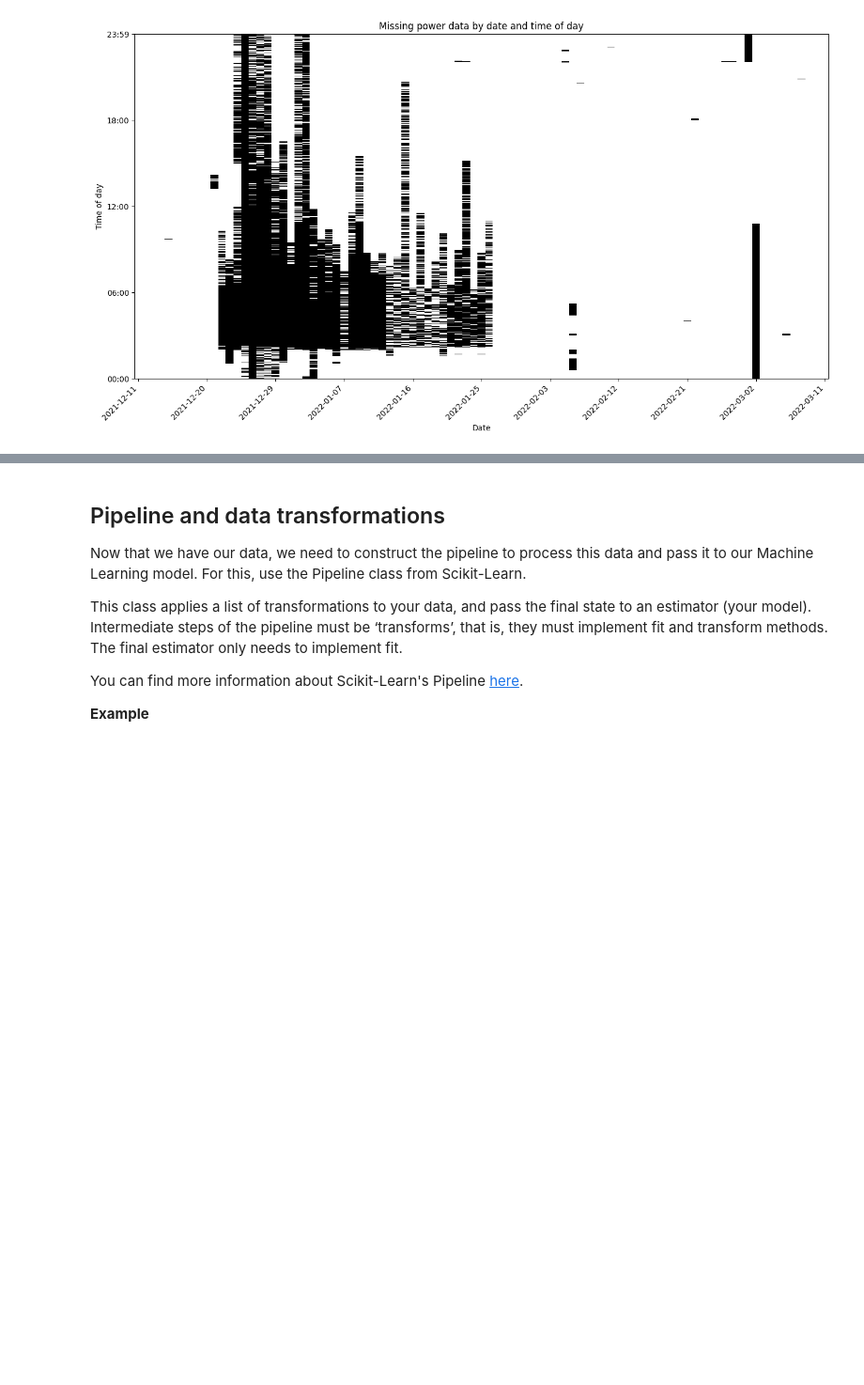
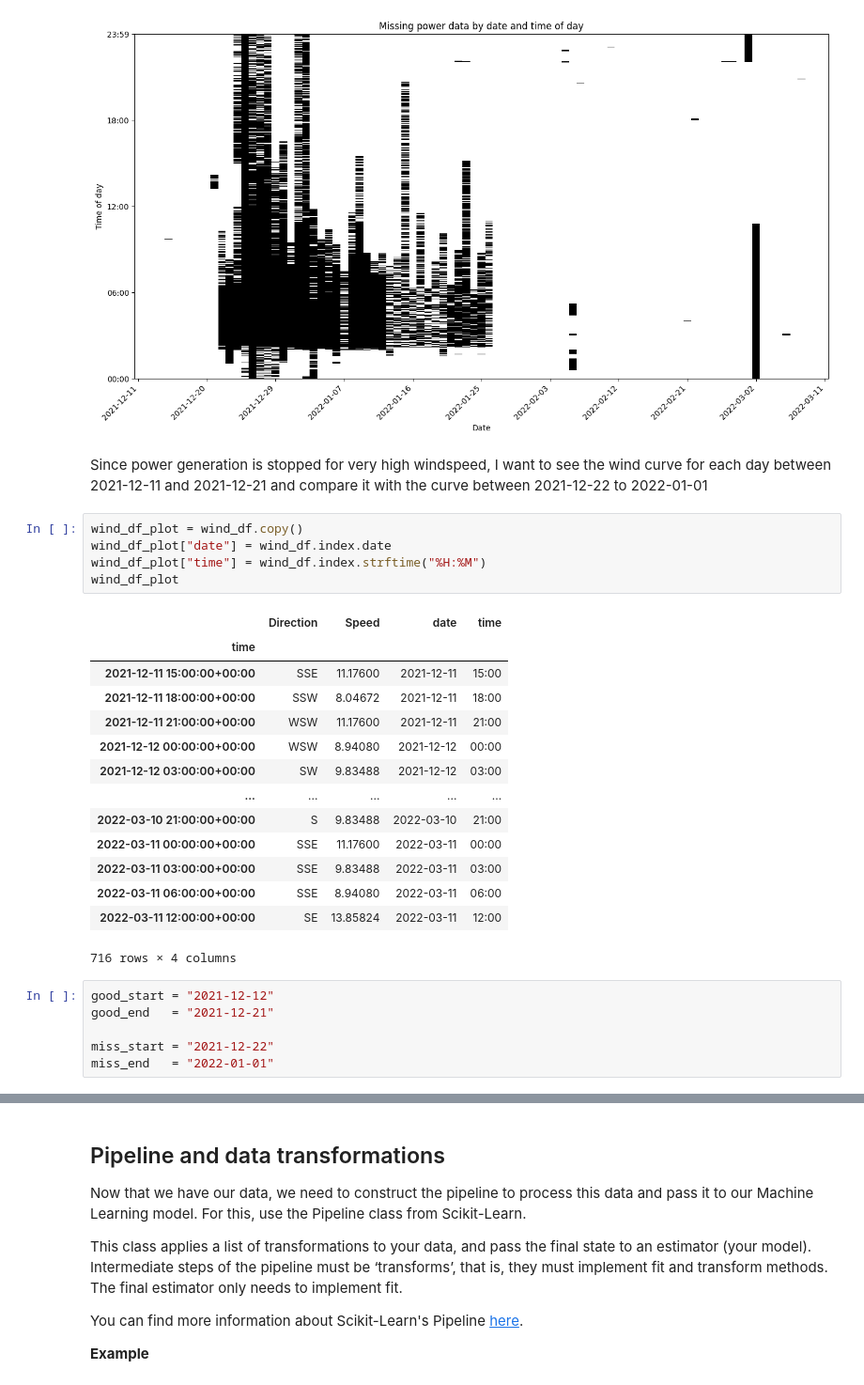
Before and after one commit to maribelpreite/orkney-wind-energy-forecasting, a Jupyter notebook: exploration.ipynb, the cells around one changed output, grey strips where cells are left out. Shown at 94% size. Saved outputs shown, nothing was run; the diff lists cells and outputs as text; blank space fills up the shorter version.

```diff
--- a/exploration.ipynb
+++ b/exploration.ipynb
@@ -394,3 +394,31 @@ ax.set_title("Missing power data by date and time of day")
 plt.show()
 # %% [output]
 [figure]
+# %% [markdown]
+Since power generation is stopped for very high windspeed, I want to see the wind curve for each day between 2021-12-11 and 2021-12-21 and compare it with the curve between 2021-12-22 to 2022-01-01
+# %%
+wind_df_plot = wind_df.copy()
+wind_df_plot["date"] = wind_df.index.date
+wind_df_plot["time"] = wind_df.index.strftime("%H:%M")
+wind_df_plot
+# %% [output]
+|  | Direction | Speed | date | time |
+| time |  |  |  |  |
+| 2021-12-11 15:00:00+00:00 | SSE | 11.17600 | 2021-12-11 | 15:00 |
+| 2021-12-11 18:00:00+00:00 | SSW | 8.04672 | 2021-12-11 | 18:00 |
+| 2021-12-11 21:00:00+00:00 | WSW | 11.17600 | 2021-12-11 | 21:00 |
+| 2021-12-12 00:00:00+00:00 | WSW | 8.94080 | 2021-12-12 | 00:00 |
+| 2021-12-12 03:00:00+00:00 | SW | 9.83488 | 2021-12-12 | 03:00 |
+| ... | ... | ... | ... | ... |
+| 2022-03-10 21:00:00+00:00 | S | 9.83488 | 2022-03-10 | 21:00 |
+| 2022-03-11 00:00:00+00:00 | SSE | 11.17600 | 2022-03-11 | 00:00 |
+| 2022-03-11 03:00:00+00:00 | SSE | 9.83488 | 2022-03-11 | 03:00 |
+| 2022-03-11 06:00:00+00:00 | SSE | 8.94080 | 2022-03-11 | 06:00 |
+| 2022-03-11 12:00:00+00:00 | SE | 13.85824 | 2022-03-11 | 12:00 |
+716 rows × 4 columns
+# %%
+good_start = "2021-12-12"
+good_end   = "2021-12-21"
+
+miss_start = "2021-12-22"
+miss_end   = "2022-01-01"
```
Also changed, not shown: parts of 8 cells of this notebook.
